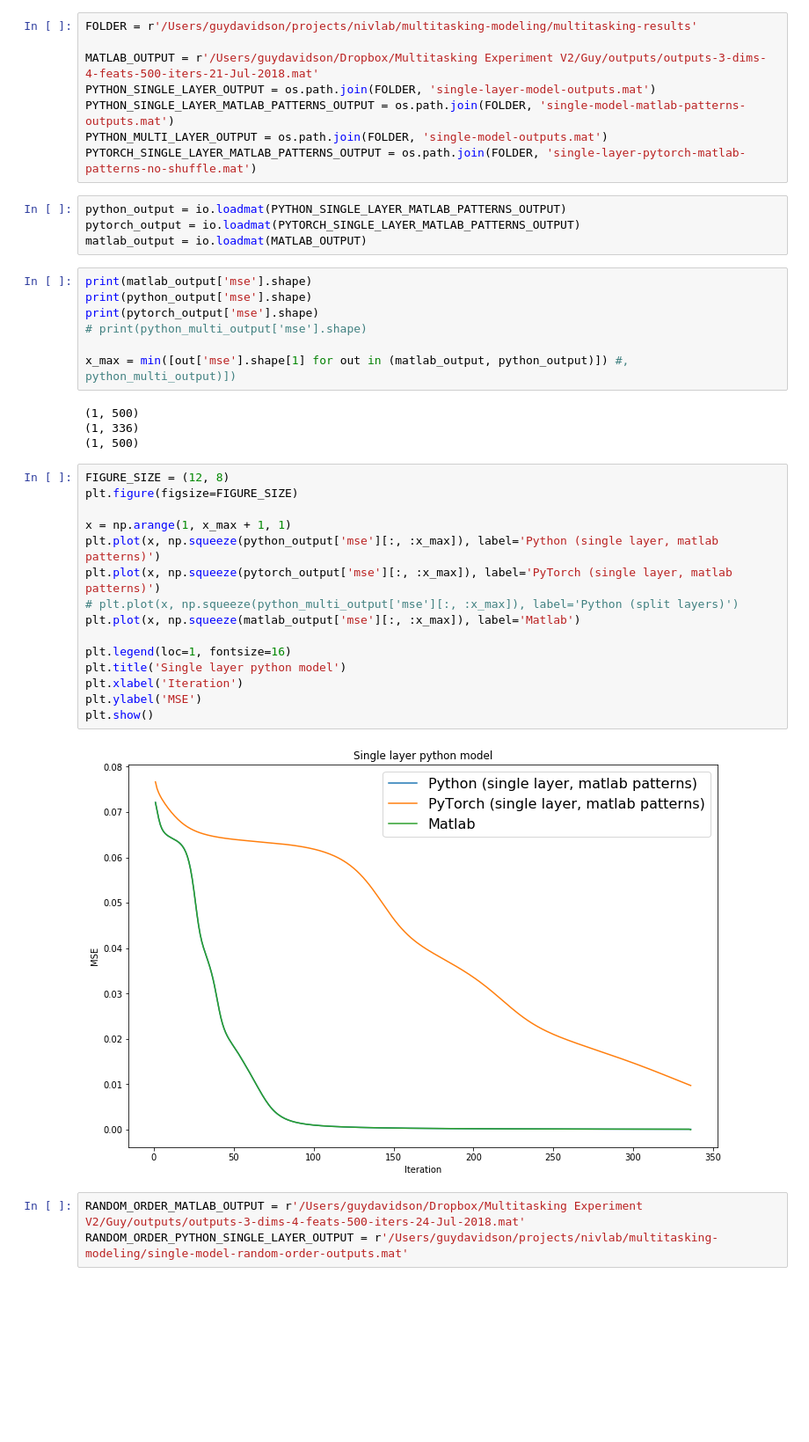
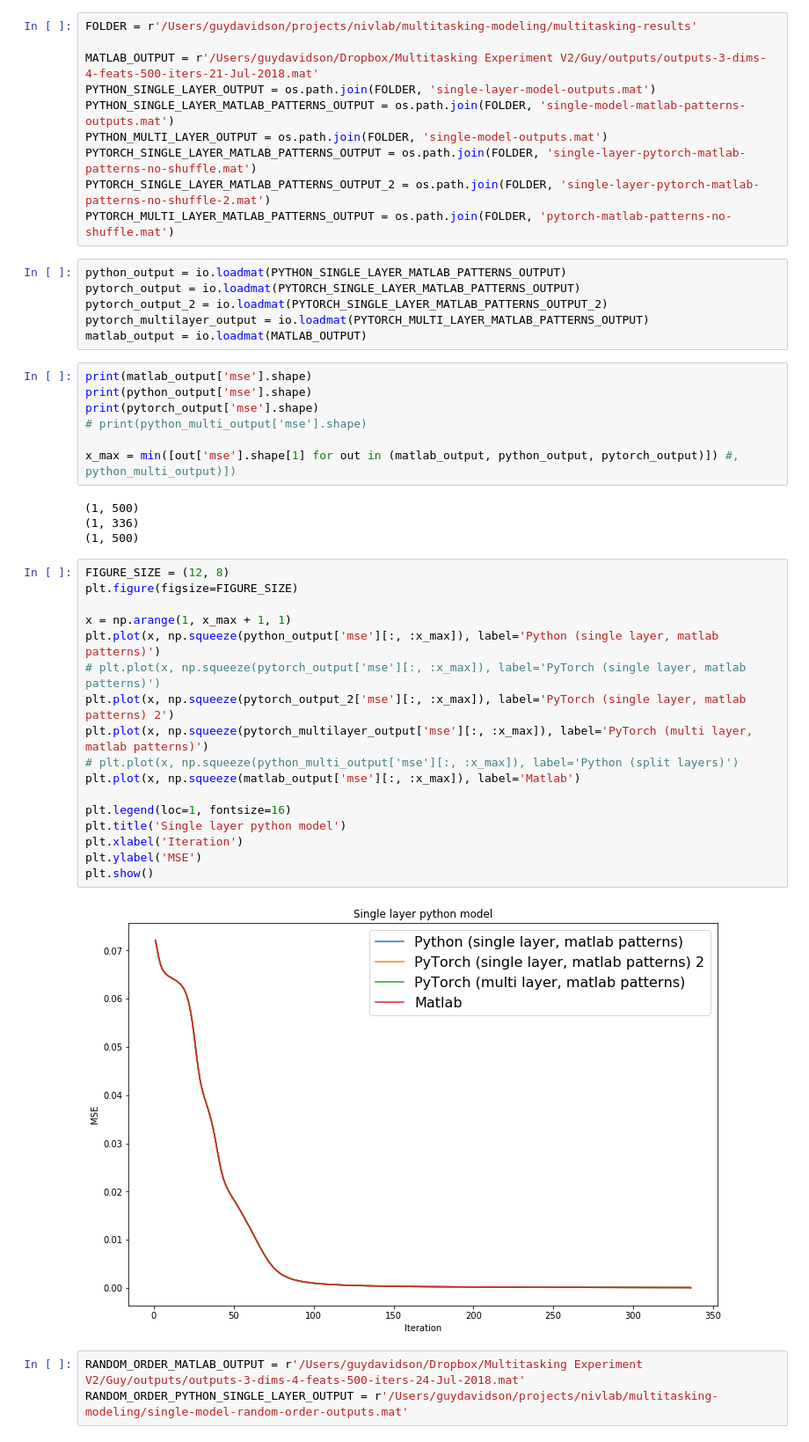
Before and after one commit to guydav/multitasking-modeling, a Jupyter notebook: models.ipynb, the cells around one changed output. Shown at 88% size. Drawn from its saved outputs; the diff is of its cells as text; blank space fills up the shorter version.

Commit message:
Fully working PyTorch-based models for both the single-layer and multi-layer multitasking models.

```diff
--- a/models.ipynb
+++ b/models.ipynb
@@ -14,9 +14,13 @@ PYTHON_SINGLE_LAYER_OUTPUT = os.path.join(FOLDER, 'single-layer-model-outputs.ma
 PYTHON_SINGLE_LAYER_MATLAB_PATTERNS_OUTPUT = os.path.join(FOLDER, 'single-model-matlab-patterns-outputs.mat')
 PYTHON_MULTI_LAYER_OUTPUT = os.path.join(FOLDER, 'single-model-outputs.mat')
 PYTORCH_SINGLE_LAYER_MATLAB_PATTERNS_OUTPUT = os.path.join(FOLDER, 'single-layer-pytorch-matlab-patterns-no-shuffle.mat')
+PYTORCH_SINGLE_LAYER_MATLAB_PATTERNS_OUTPUT_2 = os.path.join(FOLDER, 'single-layer-pytorch-matlab-patterns-no-shuffle-2.mat')
+PYTORCH_MULTI_LAYER_MATLAB_PATTERNS_OUTPUT = os.path.join(FOLDER, 'pytorch-matlab-patterns-no-shuffle.mat')
 # %%
 python_output = io.loadmat(PYTHON_SINGLE_LAYER_MATLAB_PATTERNS_OUTPUT)
 pytorch_output = io.loadmat(PYTORCH_SINGLE_LAYER_MATLAB_PATTERNS_OUTPUT)
+pytorch_output_2 = io.loadmat(PYTORCH_SINGLE_LAYER_MATLAB_PATTERNS_OUTPUT_2)
+pytorch_multilayer_output = io.loadmat(PYTORCH_MULTI_LAYER_MATLAB_PATTERNS_OUTPUT)
 matlab_output = io.loadmat(MATLAB_OUTPUT)
 # %%
 print(matlab_output['mse'].shape)
@@ -24,7 +28,7 @@ print(python_output['mse'].shape)
 print(pytorch_output['mse'].shape)
 # print(python_multi_output['mse'].shape)
 
-x_max = min([out['mse'].shape[1] for out in (matlab_output, python_output)]) #, python_multi_output)])
+x_max = min([out['mse'].shape[1] for out in (matlab_output, python_output, pytorch_output)]) #, python_multi_output)])
 # %% [output]
 (1, 500)
 (1, 336)
@@ -32,20 +36,22 @@ x_max = min([out['mse'].shape[1] for out in (matlab_output, python_output)]) #,
 # %%
 FIGURE_SIZE = (12, 8)
 plt.figure(figsize=FIGURE_SIZE)
 
 x = np.arange(1, x_max + 1, 1)
 plt.plot(x, np.squeeze(python_output['mse'][:, :x_max]), label='Python (single layer, matlab patterns)')
-plt.plot(x, np.squeeze(pytorch_output['mse'][:, :x_max]), label='PyTorch (single layer, matlab patterns)')
+# plt.plot(x, np.squeeze(pytorch_output['mse'][:, :x_max]), label='PyTorch (single layer, matlab patterns)')
+plt.plot(x, np.squeeze(pytorch_output_2['mse'][:, :x_max]), label='PyTorch (single layer, matlab patterns) 2')
+plt.plot(x, np.squeeze(pytorch_multilayer_output['mse'][:, :x_max]), label='PyTorch (multi layer, matlab patterns)')
 # plt.plot(x, np.squeeze(python_multi_output['mse'][:, :x_max]), label='Python (split layers)')
 plt.plot(x, np.squeeze(matlab_output['mse'][:, :x_max]), label='Matlab')
 
 plt.legend(loc=1, fontsize=16)
 plt.title('Single layer python model')
 plt.xlabel('Iteration')
 plt.ylabel('MSE')
 plt.show()
 # %% [output]
-[figure, old version]
+[figure, new version]
 # %%
 RANDOM_ORDER_MATLAB_OUTPUT = r'/Users/guydavidson/Dropbox/Multitasking Experiment V2/Guy/outputs/outputs-3-dims-4-feats-500-iters-24-Jul-2018.mat'
 RANDOM_ORDER_PYTHON_SINGLE_LAYER_OUTPUT = r'/Users/guydavidson/projects/nivlab/multitasking-modeling/single-model-random-order-outputs.mat'
```
Also changed, not shown: parts of 4 cells of this notebook, 6 other files.
